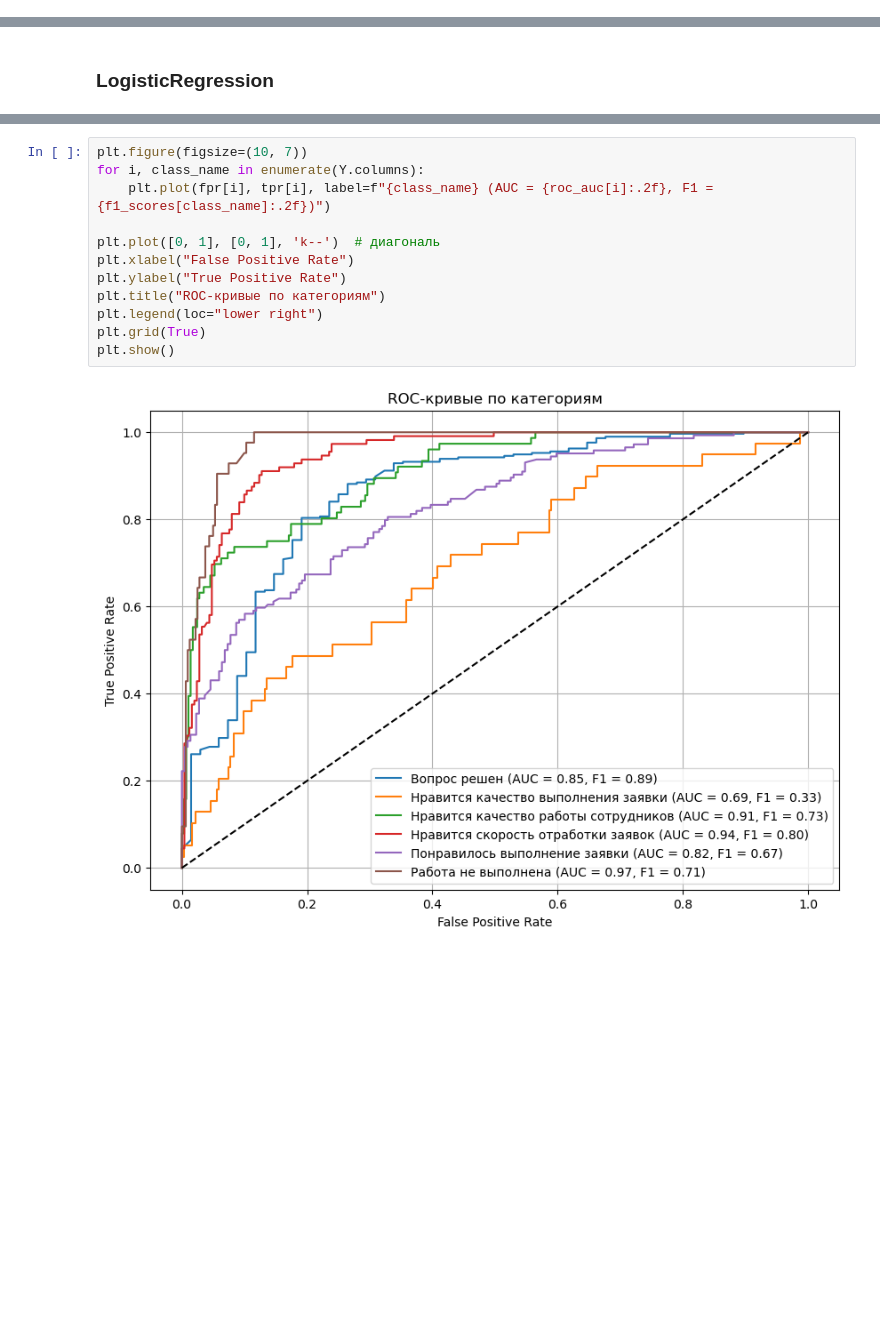
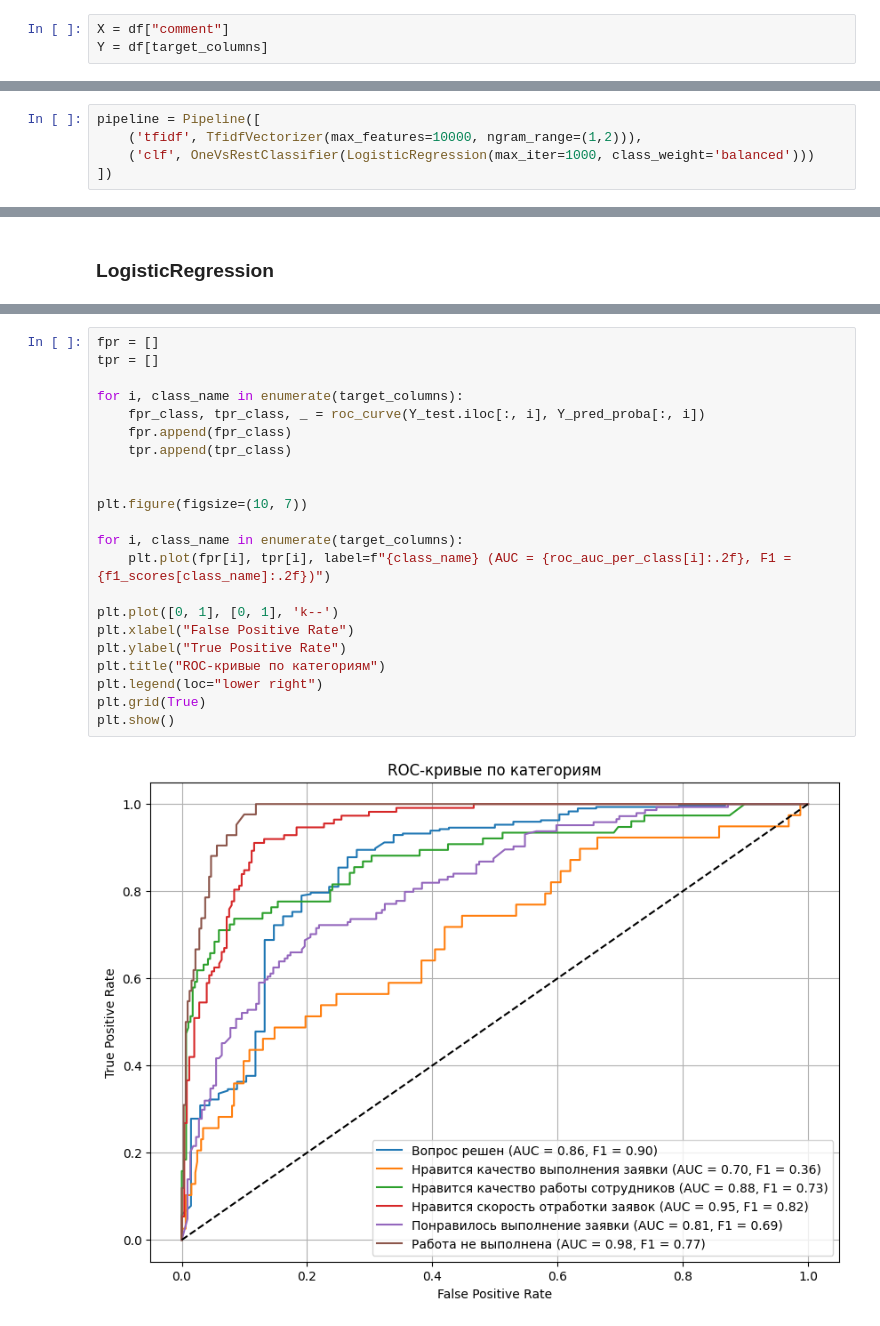
Before and after one commit to MedvedevEugene/ml-intensive-4, a Jupyter notebook: Пушмин Александр/LogisticRegression.ipynb, the cells around one changed output, grey strips where cells are left out. Cells and saved outputs as stored; diff of their text form; blank space fills up the shorter version.

Commit message:
Модель LogisticRegression

```diff
--- a/Пушмин Александр/LogisticRegression.ipynb
+++ b/Пушмин Александр/LogisticRegression.ipynb
@@ -78,0 +28,3 @@ df_model.shape, label_distribution
+# %%
+X = df["comment"]
+Y = df[target_columns]
@@ -117,3 +48,8 @@ def cross_val_auc(X, Y, n_splits=5):
+# %%
+pipeline = Pipeline([
+    ('tfidf', TfidfVectorizer(max_features=10000, ngram_range=(1,2))),
+    ('clf', OneVsRestClassifier(LogisticRegression(max_iter=1000, class_weight='balanced')))
+])
 # %% [markdown]
 Обучение модели
 # %% [markdown]
@@ -182,14 +105,24 @@ joblib.dump(clf, "logistic_model.pkl")
 # %%
+fpr = []
+tpr = []
+
+for i, class_name in enumerate(target_columns):
+    fpr_class, tpr_class, _ = roc_curve(Y_test.iloc[:, i], Y_pred_proba[:, i])
+    fpr.append(fpr_class)
+    tpr.append(tpr_class)
+
+
 plt.figure(figsize=(10, 7))
-for i, class_name in enumerate(Y.columns):
-    plt.plot(fpr[i], tpr[i], label=f"{class_name} (AUC = {roc_auc[i]:.2f}, F1 = {f1_scores[class_name]:.2f})")
 
-plt.plot([0, 1], [0, 1], 'k--')  # диагональ
+for i, class_name in enumerate(target_columns):
+    plt.plot(fpr[i], tpr[i], label=f"{class_name} (AUC = {roc_auc_per_class[i]:.2f}, F1 = {f1_scores[class_name]:.2f})")
+
+plt.plot([0, 1], [0, 1], 'k--')
 plt.xlabel("False Positive Rate")
 plt.ylabel("True Positive Rate")
 plt.title("ROC-кривые по категориям")
 plt.legend(loc="lower right")
 plt.grid(True)
 plt.show()
 # %% [output]
-[figure, old version]
+[figure, new version]
```
Also changed, not shown: parts of 18 cells of this notebook, 1 other file.
